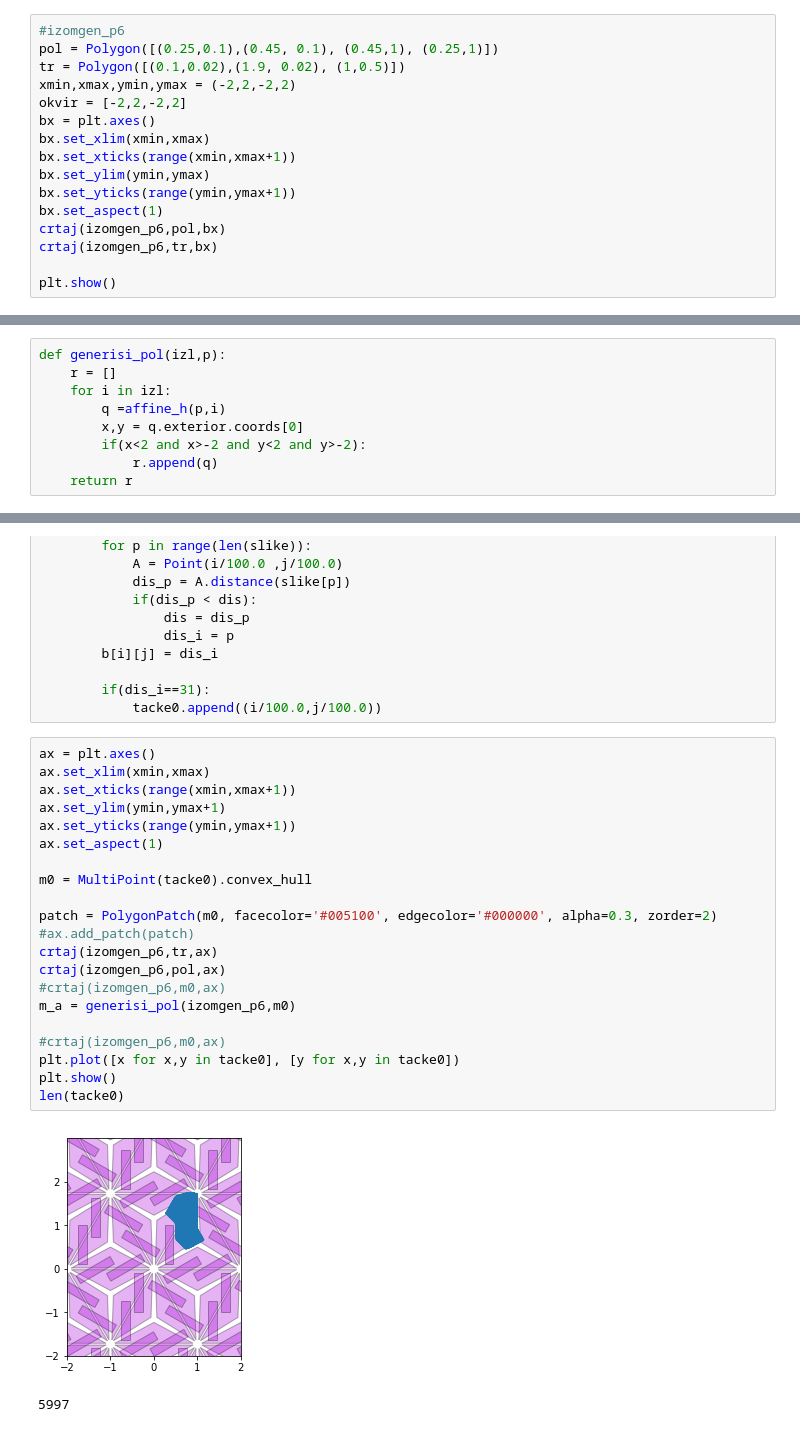
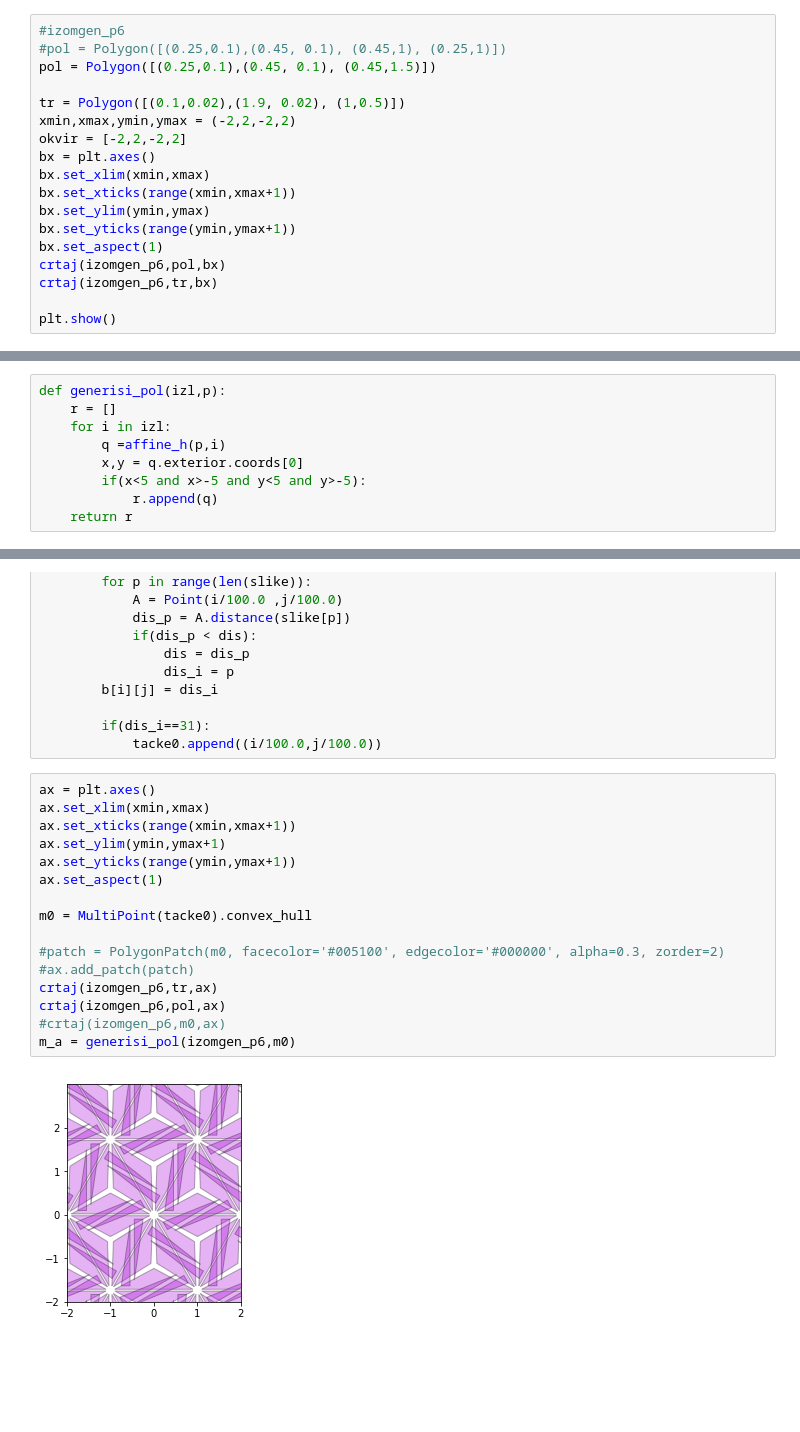
Before and after one commit to marinavas/poplocavanje, a Jupyter notebook: plocice.ipynb, the cells around one changed output, grey strips where cells are left out. Saved outputs shown, nothing was run; the diff lists cells and outputs as text; blank space fills up the shorter version.

```diff
--- a/plocice.ipynb
+++ b/plocice.ipynb
@@ -14,7 +14,9 @@ izom_p6
         [ 0.        ,  0.        ,  1.        ]])]
 # %%
 #izomgen_p6
-pol = Polygon([(0.25,0.1),(0.45, 0.1), (0.45,1), (0.25,1)])
+#pol = Polygon([(0.25,0.1),(0.45, 0.1), (0.45,1), (0.25,1)])
+pol = Polygon([(0.25,0.1),(0.45, 0.1), (0.45,1.5)])
+
 tr = Polygon([(0.1,0.02),(1.9, 0.02), (1,0.5)])
 xmin,xmax,ymin,ymax = (-2,2,-2,2)
 okvir = [-2,2,-2,2]
@@ -36,7 +38,7 @@ def generisi_pol(izl,p):
     for i in izl:
         q =affine_h(p,i)
         x,y = q.exterior.coords[0]
-        if(x<2 and x>-2 and y<2 and y>-2):
+        if(x<5 and x>-5 and y<5 and y>-5):
             r.append(q)
     return r
 # %%
@@ -79,24 +81,18 @@ for i in range(200):
 # %%
 ax = plt.axes()
 ax.set_xlim(xmin,xmax)
 ax.set_xticks(range(xmin,xmax+1))
 ax.set_ylim(ymin,ymax+1)
 ax.set_yticks(range(ymin,ymax+1))
 ax.set_aspect(1)
 
 m0 = MultiPoint(tacke0).convex_hull
 
-patch = PolygonPatch(m0, facecolor='#005100', edgecolor='#000000', alpha=0.3, zorder=2)
+#patch = PolygonPatch(m0, facecolor='#005100', edgecolor='#000000', alpha=0.3, zorder=2)
 #ax.add_patch(patch)
 crtaj(izomgen_p6,tr,ax)
 crtaj(izomgen_p6,pol,ax)
 #crtaj(izomgen_p6,m0,ax)
 m_a = generisi_pol(izomgen_p6,m0)
-
-#crtaj(izomgen_p6,m0,ax)
-plt.plot([x for x,y in tacke0], [y for x,y in tacke0])
-plt.show()
-len(tacke0)
 # %% [output]
-[figure, old version]
+[figure, new version]
-5997
```
Also changed, not shown: parts of 2 cells of this notebook, 4 other files.
